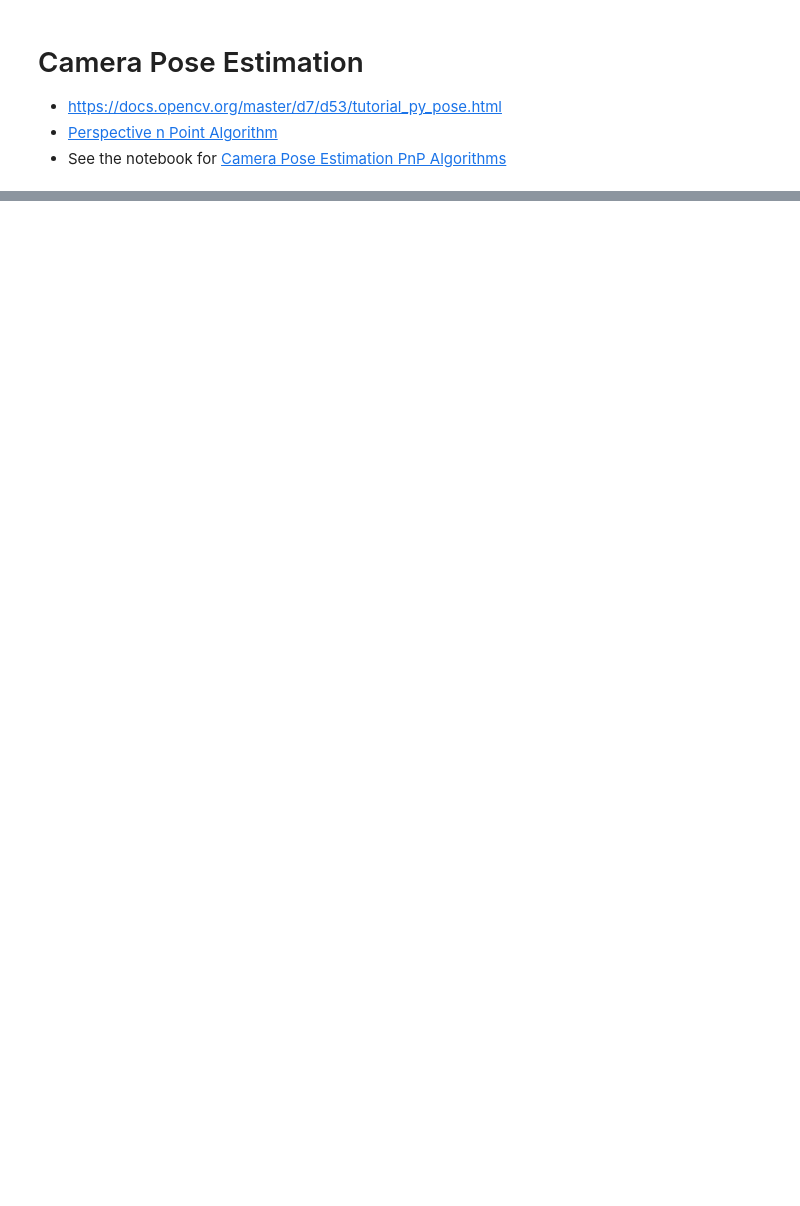
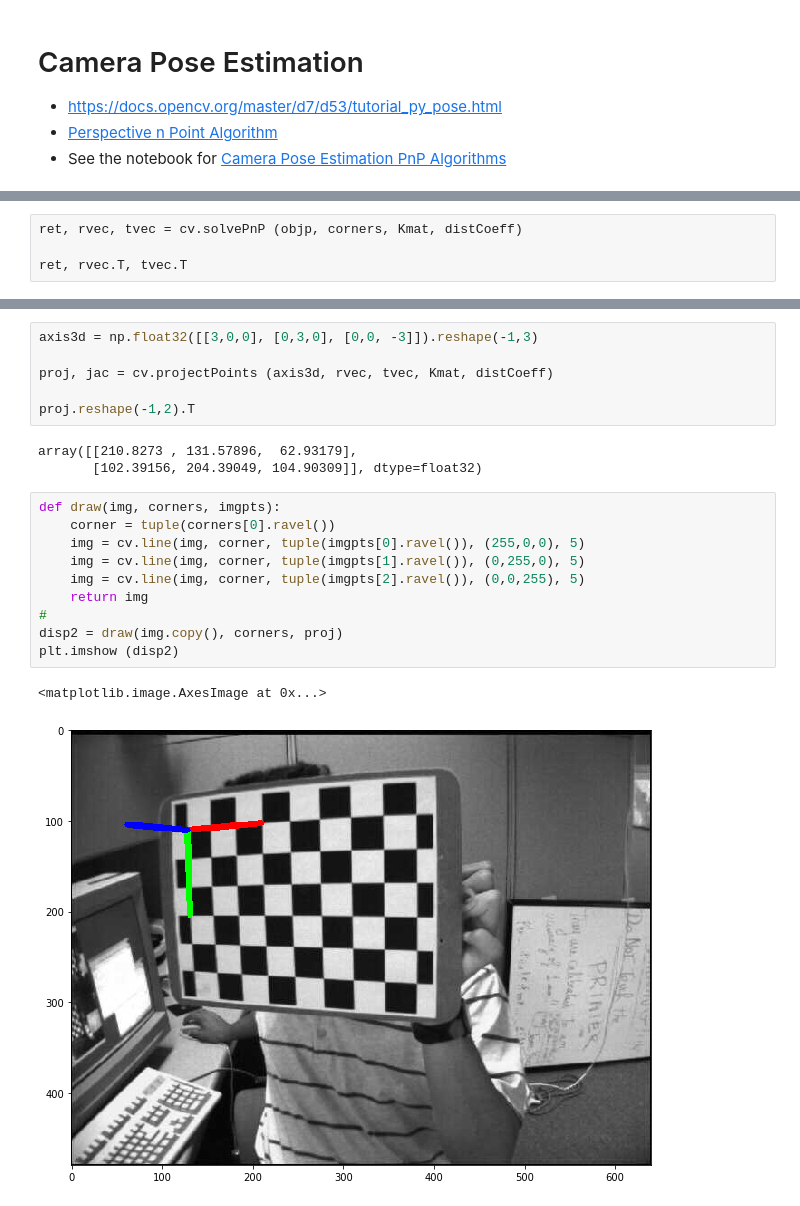
Before and after one commit to yongduek/cvip, a Jupyter notebook: camera_calib.ipynb, the cells around one changed output, grey strips where cells are left out. Saved outputs shown, nothing was run; the diff lists cells and outputs as text; blank space fills up the shorter version.

```diff
--- a/camera_calib.ipynb
+++ b/camera_calib.ipynb
@@ -551,0 +605,4 @@ When your camera seems to have lens distortion, then try to use this approach.
+# %%
+ret, rvec, tvec = cv.solvePnP (objp, corners, Kmat, distCoeff)
+
+ret, rvec.T, tvec.T
@@ -551,0 +618,22 @@ When your camera seems to have lens distortion, then try to use this approach.
+# %%
+axis3d = np.float32([[3,0,0], [0,3,0], [0,0, -3]]).reshape(-1,3)
+
+proj, jac = cv.projectPoints (axis3d, rvec, tvec, Kmat, distCoeff)
+
+proj.reshape(-1,2).T
+# %% [output]
+array([[210.8273 , 131.57896,  62.93179],
+       [102.39156, 204.39049, 104.90309]], dtype=float32)
+# %%
+def draw(img, corners, imgpts):
+    corner = tuple(corners[0].ravel())
+    img = cv.line(img, corner, tuple(imgpts[0].ravel()), (255,0,0), 5)
+    img = cv.line(img, corner, tuple(imgpts[1].ravel()), (0,255,0), 5)
+    img = cv.line(img, corner, tuple(imgpts[2].ravel()), (0,0,255), 5)
+    return img
+#
+disp2 = draw(img.copy(), corners, proj)
+plt.imshow (disp2)
+# %% [output]
+<matplotlib.image.AxesImage at 0x...>
+[figure, added]
```
Also changed, not shown: parts of 18 cells of this notebook.
